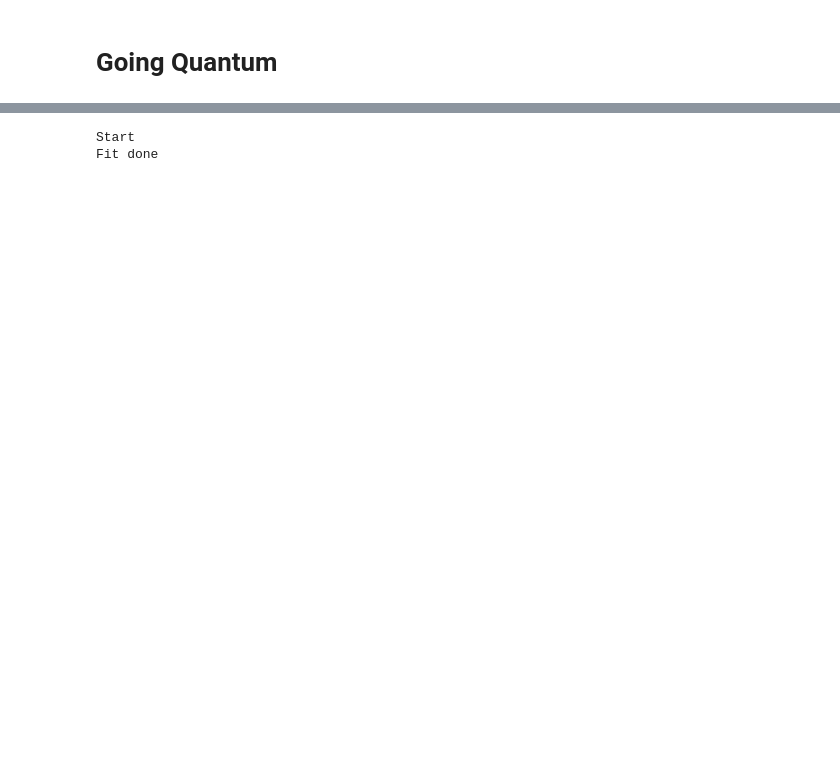
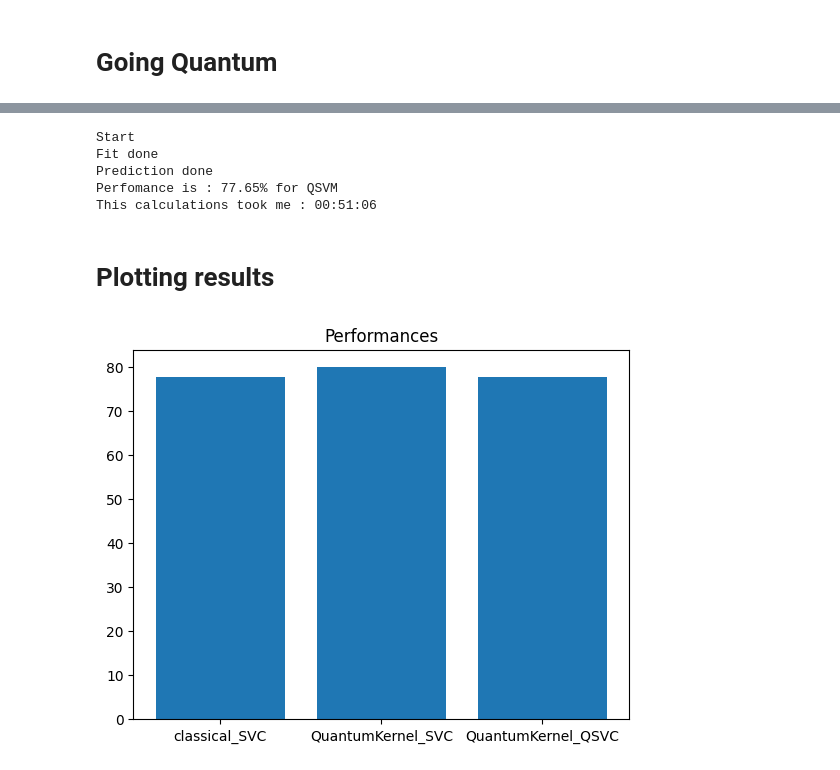
Before and after one commit to Picrik/QML, a Jupyter notebook: part2_tryingKaggle.ipynb, the cells around one changed output, grey strips where cells are left out. Cells and saved outputs as stored; diff of their text form; code cells hidden in the pictures; blank space fills up the shorter version.

Commit message:
SVC_VS_QSVC

```diff
--- a/part2_tryingKaggle.ipynb
+++ b/part2_tryingKaggle.ipynb
@@ -63,6 +63,7 @@ def drawConfusionMatrix(y_test, y_pred):
 # %% [markdown]
 # Import data
 # %%
+scores = {}
 # starting with titanic data
 api.competition_download_files('titanic', path="DATA/")
 
@@ -116,8 +117,12 @@ drawConfusionMatrix(y_test, y_pred)
 
 score = (((y_pred == y_test).sum())/y_test.shape[0])
 score = round(score*100,2)
-print("Perfomace is : {}% for SVM as a baseline".format(score))
+print("Perfomance is : {}% for SVM as a baseline".format(score))
 elapsed_time = time.time() - start_time
 print("This calculations took me : {}".format(time.strftime("%H:%M:%S", time.gmtime(elapsed_time))))
+
+scores["classical_SVC"] = {}
+scores["classical_SVC"]["score"] = score
+scores["classical_SVC"]["time"] = elapsed_time
 # %% [output]
 [figure]
@@ -143,9 +148,14 @@ adhoc_svc.fit(X_train, y_train)
 print("Fit done")
 adhoc_score_callable_function = adhoc_svc.score(X_test, y_test)
 
-print(f"Callable kernel classification test score: {adhoc_score_callable_function}")
+print("Perfomance is : {}% for SVM with callable kernel classification".format(round(adhoc_score_callable_function*100,2)))
+
 elapsed_time = time.time() - start_time
 print("This calculations took me : {}".format(time.strftime("%H:%M:%S", time.gmtime(elapsed_time))))
+
+scores["QuantumKernel_SVC"] = {}
+scores["QuantumKernel_SVC"]["score"] = round(adhoc_score_callable_function*100,2)
+scores["QuantumKernel_SVC"]["time"] = elapsed_time
 # %% [output]
 Start
 Feature map ready
@@ -166,9 +177,16 @@ qsvc.predict(X_test)
 print("Prediction done")
 score = (((y_pred == y_test).sum())/y_test.shape[0])
 score = round(score*100,2)
-print("Perfomace is : {}% for QSVM".format(score))
+print("Perfomance is : {}% for QSVM".format(score))
 elapsed_time = time.time() - start_time
 print("This calculations took me : {}".format(time.strftime("%H:%M:%S", time.gmtime(elapsed_time))))
+
+scores["QuantumKernel_QSVC"] = {}
+scores["QuantumKernel_QSVC"]["score"] = score
+scores["QuantumKernel_QSVC"]["time"] = elapsed_time
 # %% [output]
 Start
 Fit done
+Prediction done
+Perfomance is : 77.65% for QSVM
+This calculations took me : 00:51:06
@@ -176,0 +193,8 @@ https://qiskit.org/ecosystem/machine-learning/tutorials/08_quantum_kernel_traine
+# %% [markdown]
+# Plotting results
+# %%
+plt.bar(range(len(scores)), [x["score"] for x in scores.values()], tick_label=list(scores.keys()))
+plt.title("Performances %")
+plt.show()
+# %% [output]
+[figure, added]
```
Also changed, not shown: parts of 4 cells of this notebook.
